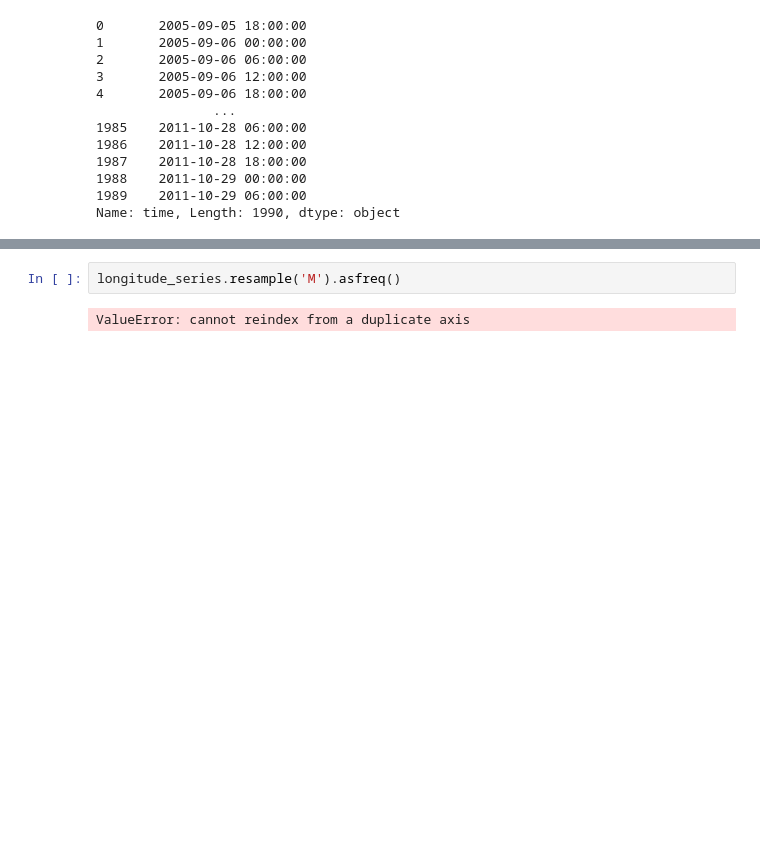
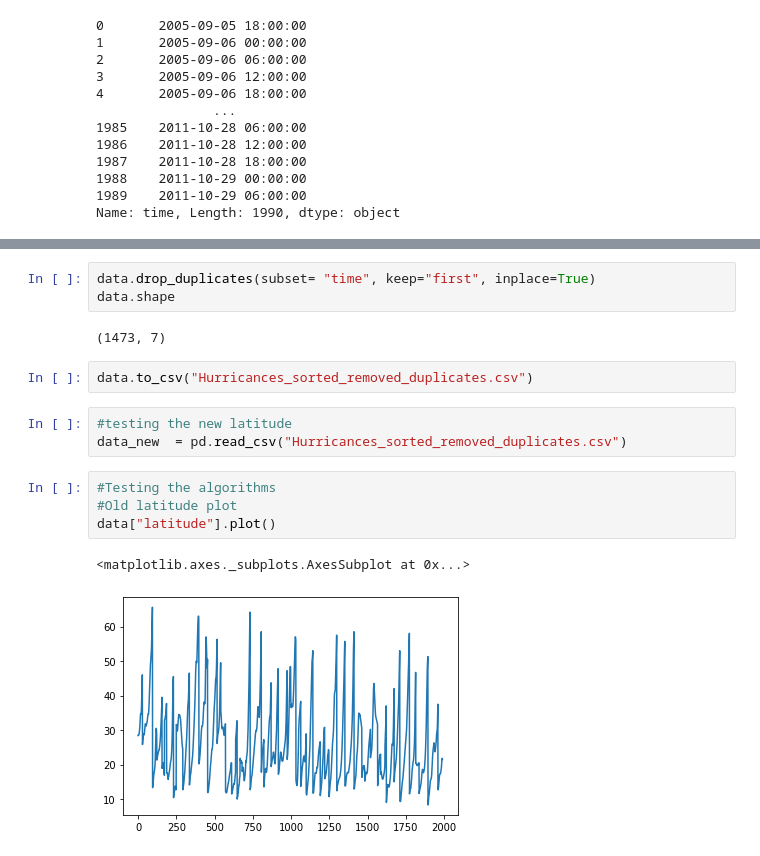
Before and after one commit to Monarene/Trajectory-Outlier-Detection, a Jupyter notebook: preprocessing/Implementing the new preprocessing algorithm.ipynb, the cells around one changed output, grey strips where cells are left out. Drawn from its saved outputs; the diff is of its cells as text; blank space fills up the shorter version.

Commit message:
new plots

```diff
--- a/preprocessing/Implementing the new preprocessing algorithm.ipynb
+++ b/preprocessing/Implementing the new preprocessing algorithm.ipynb
@@ -119,4 +52,17 @@ Name: longitude, Length: 517, dtype: float64
-# %%
-longitude_series.resample('M').asfreq()
-# %% [output]
-ValueError: cannot reindex from a duplicate axis
+# %%
+data.drop_duplicates(subset= "time", keep="first", inplace=True)
+data.shape
+# %% [output]
+(1473, 7)
+# %%
+data.to_csv("Hurricances_sorted_removed_duplicates.csv")
+# %%
+#testing the new latitude
+data_new  = pd.read_csv("Hurricances_sorted_removed_duplicates.csv")
+# %%
+#Testing the algorithms
+#Old latitude plot
+data["latitude"].plot()
+# %% [output]
+<matplotlib.axes._subplots.AxesSubplot at 0x...>
+[figure, added]
```
Also changed, not shown: parts of 8 cells of this notebook, 15 other files.
